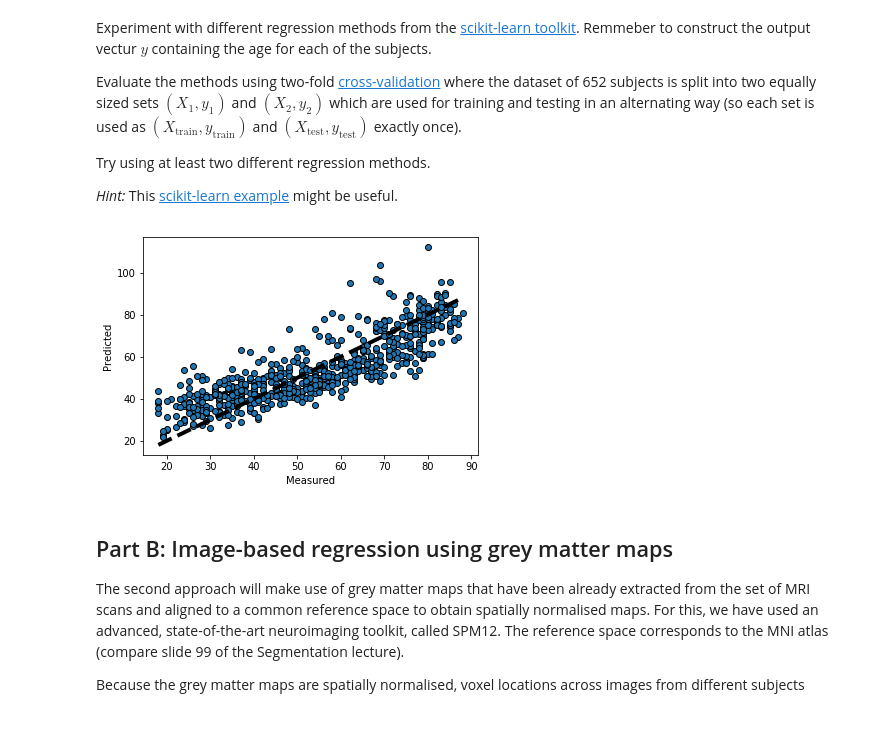
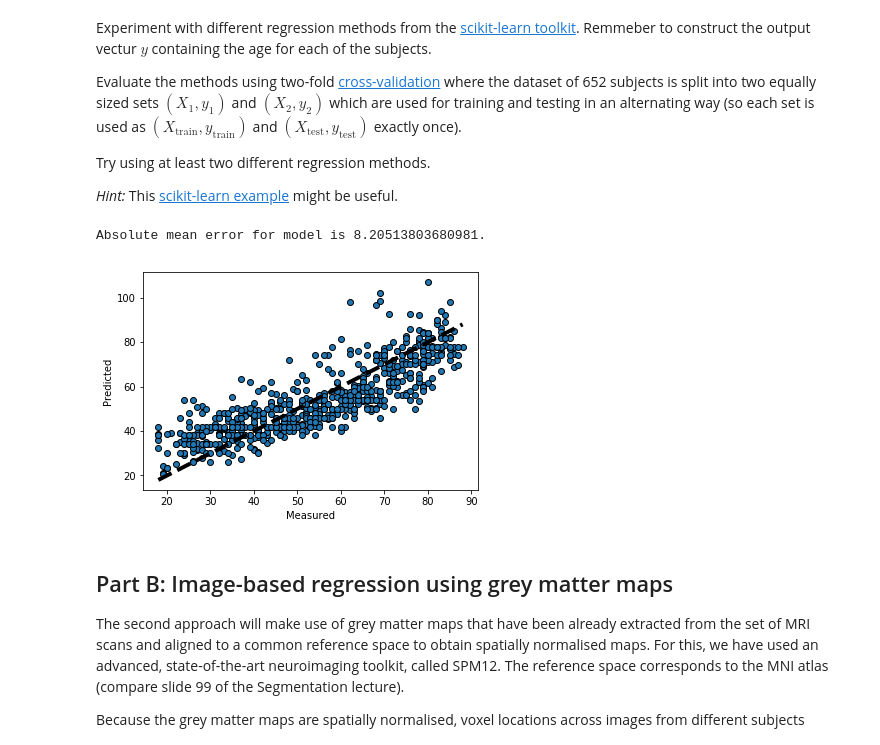
Before and after one commit to yangglebin/Medical-Image-Computing, a Jupyter notebook: MIC-Coursework.ipynb, the cells around one changed output. Drawn from its saved outputs; the diff is of its cells as text; code cells hidden in the pictures.

```diff
--- a/MIC-Coursework.ipynb
+++ b/MIC-Coursework.ipynb
@@ -282,7 +282,7 @@ def compute_feature_matrix():
         X.append(row)
     return X
 # %%
-X = compute_feature_matrix()
+X_1 = compute_feature_matrix()
 # %% [markdown]
 ### TASK A-3: Age regression and cross-validation
 
@@ -298,6 +298,11 @@ from random import shuffle
 from sklearn.model_selection import cross_val_predict
 from sklearn import linear_model
 import matplotlib.pyplot as plt
+
+from sklearn.preprocessing import PolynomialFeatures
+from sklearn.linear_model import LinearRegression
+from sklearn.pipeline import Pipeline
+
 
 def cross_validate_v1(X):
     X_copy = list(X)
@@ -316,11 +321,15 @@ def cross_validate_v1(X):
     ax.plot([min_age, max_age], [min_age, max_age], 'k--', lw=4)
     ax.set_xlabel('Measured')
     ax.set_ylabel('Predicted')
+    # Compute mean absolute error
+    abs_err = sum(abs(actual_ages_shuffled - predicted) /float(len(predicted)))
+    print('Absolute mean error for model is {}.'.format(abs_err))
     plt.show()
 # %%
-cross_validate_v1(X)
+cross_validate_v1(X_1)
 # %% [output]
+Absolute mean error for model is 8.20513803680981.
-[figure, old version]
+[figure, new version]
 # %% [markdown]
 ## Part B: Image-based regression using grey matter maps
 
```
Also changed, not shown: parts of 4 cells of this notebook.
